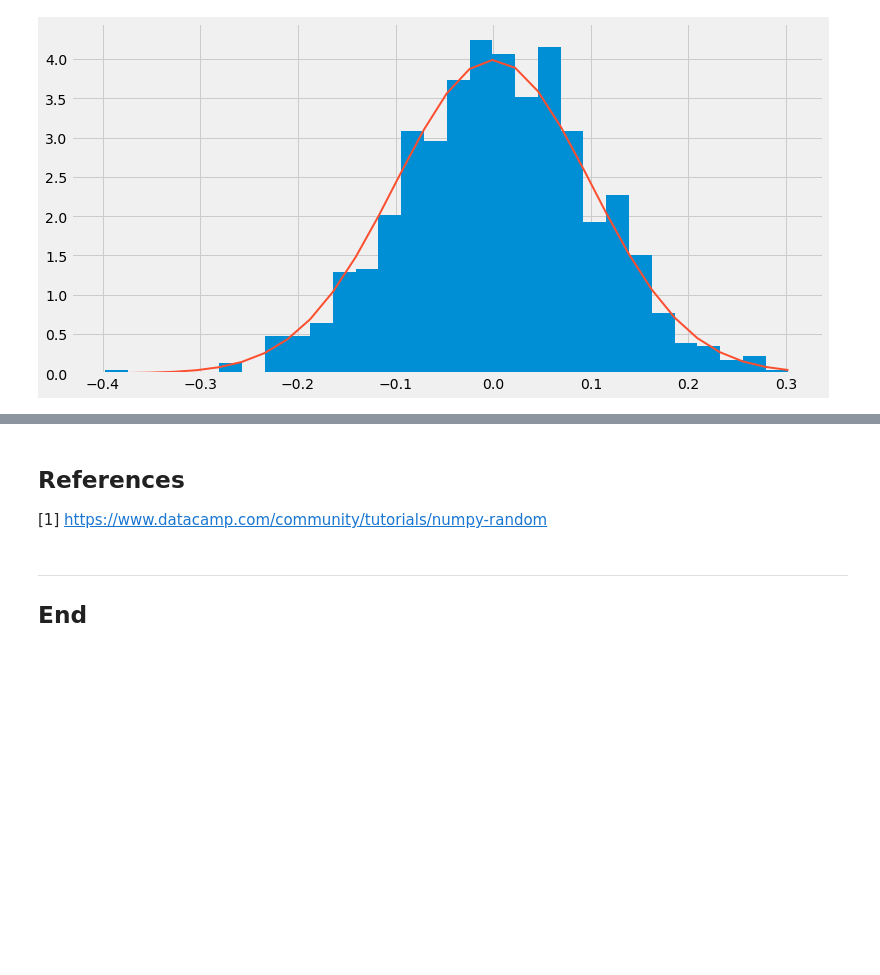
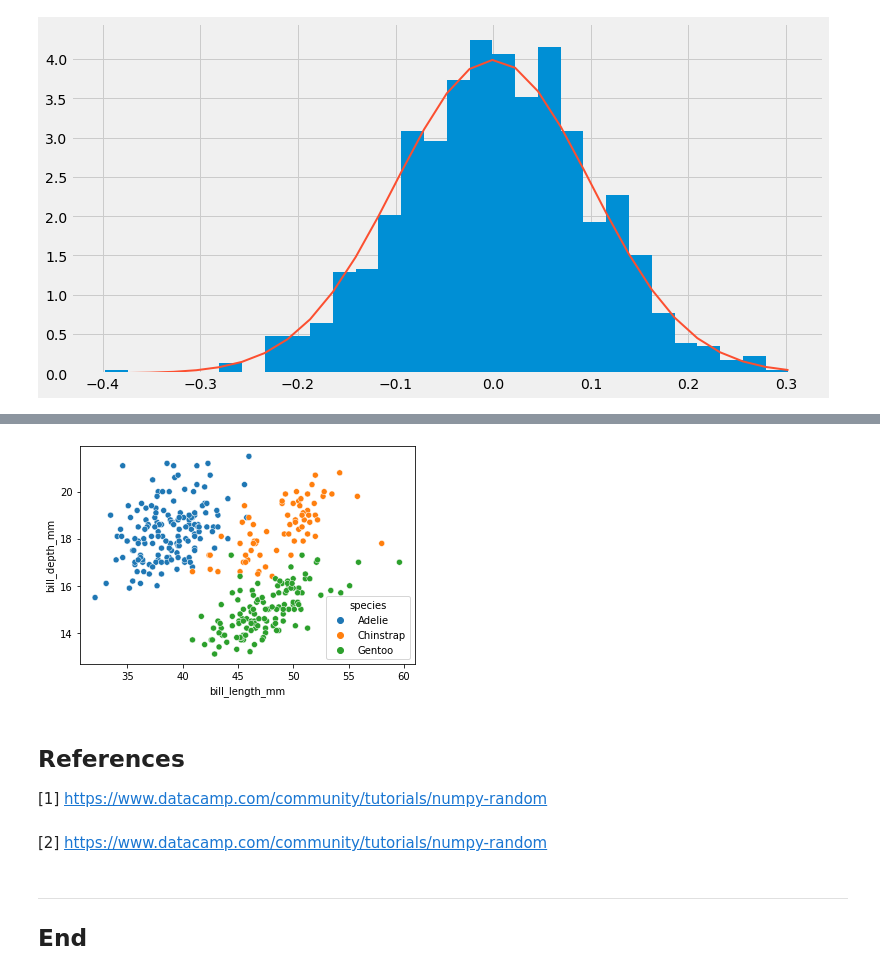
Before and after one commit to ion-cirnici/numpy-random, a Jupyter notebook: numpy-random.ipynb, the cells around one changed output, grey strips where cells are left out. Saved outputs shown, nothing was run; the diff lists cells and outputs as text; code cells hidden in the pictures; blank space fills up the shorter version.

```diff
--- a/numpy-random.ipynb
+++ b/numpy-random.ipynb
@@ -50,7 +59,13 @@ plt.show()
+# %%
+fig = sns.scatterplot(data=penguins, x='bill_length_mm', y='bill_depth_mm', hue='species')
+# %% [output]
+[figure, added]
 # %% [markdown]
 ## References
 
 [1] https://www.datacamp.com/community/tutorials/numpy-random
+# %% [markdown]
+[2] https://www.datacamp.com/community/tutorials/numpy-random
 # %% [markdown]
 ***
  ## End
```
Also changed, not shown: parts of 2 cells of this notebook.
